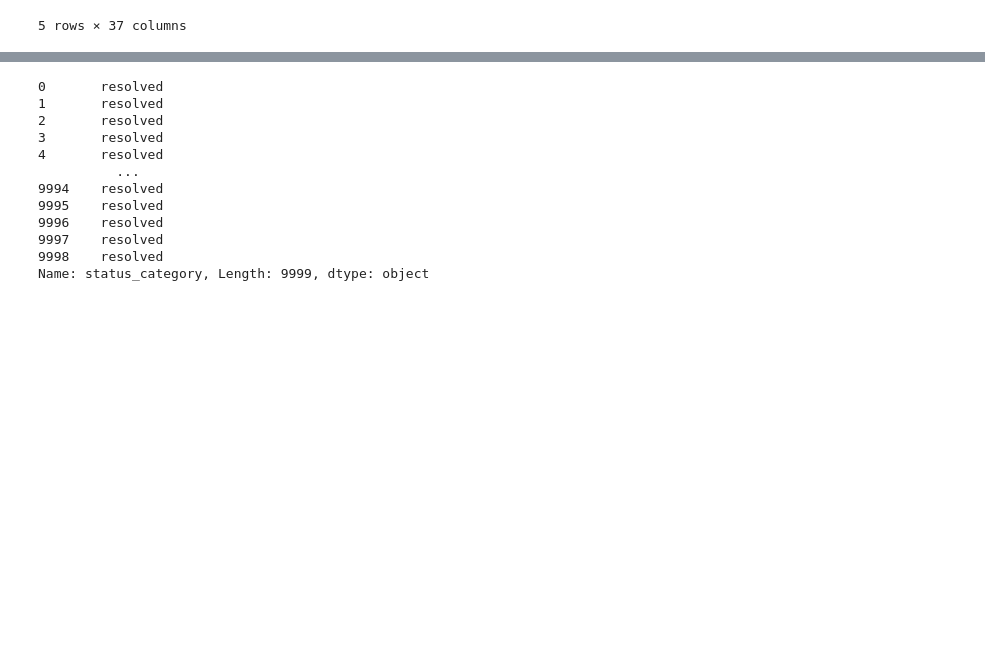
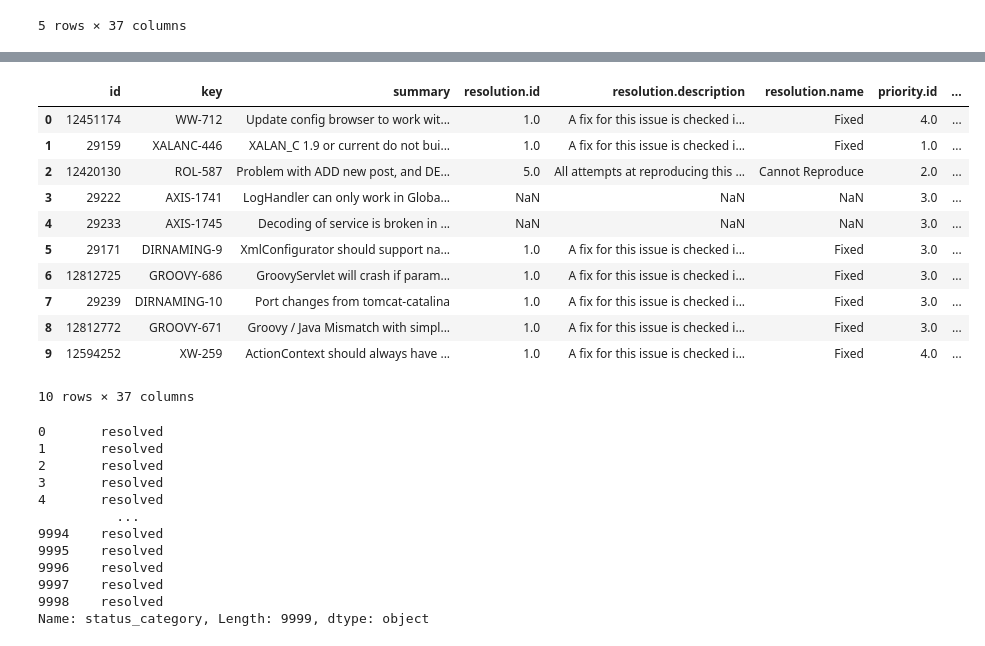
Before and after one commit to SMoizAli/AI_Smart_Bug_Analyzer_-_Fix-_Advisor-, a Jupyter notebook: notebooks/01_dataset_collection.ipynb, the cells around one changed output, grey strips where cells are left out. Cells and saved outputs as stored; diff of their text form; code cells hidden in the pictures; blank space fills up the shorter version.

```diff
--- a/notebooks/01_dataset_collection.ipynb
+++ b/notebooks/01_dataset_collection.ipynb
@@ -68,3 +119,18 @@ apache_df.head()
+# %%
+apache_df.head(10)
+# %% [output]
+|  | id | key | summary | resolution.id | resolution.description | resolution.name | priority.id | ... |
+| 0 | 12451174 | WW-712 | Update config browser to work wit... | 1.0 | A fix for this issue is checked i... | Fixed | 4.0 | ... |
+| 1 | 29159 | XALANC-446 | XALAN_C 1.9 or current do not bui... | 1.0 | A fix for this issue is checked i... | Fixed | 1.0 | ... |
+| 2 | 12420130 | ROL-587 | Problem with ADD new post, and DE... | 5.0 | All attempts at reproducing this ... | Cannot Reproduce | 2.0 | ... |
+| 3 | 29222 | AXIS-1741 | LogHandler can only work in Globa... | NaN | NaN | NaN | 3.0 | ... |
+| 4 | 29233 | AXIS-1745 | Decoding of service is broken in ... | NaN | NaN | NaN | 3.0 | ... |
+| 5 | 29171 | DIRNAMING-9 | XmlConfigurator should support na... | 1.0 | A fix for this issue is checked i... | Fixed | 3.0 | ... |
+| 6 | 12812725 | GROOVY-686 | GroovyServlet will crash if param... | 1.0 | A fix for this issue is checked i... | Fixed | 3.0 | ... |
+| 7 | 29239 | DIRNAMING-10 | Port changes from tomcat-catalina | 1.0 | A fix for this issue is checked i... | Fixed | 3.0 | ... |
+| 8 | 12812772 | GROOVY-671 | Groovy / Java Mismatch with simpl... | 1.0 | A fix for this issue is checked i... | Fixed | 3.0 | ... |
+| 9 | 12594252 | XW-259 | ActionContext should always have ... | 1.0 | A fix for this issue is checked i... | Fixed | 4.0 | ... |
+10 rows × 37 columns
 # %%
 mozilla_df.columns
 mozilla_df['status_category']
```
Also changed, not shown: parts of 2 cells of this notebook, 4 other files.
